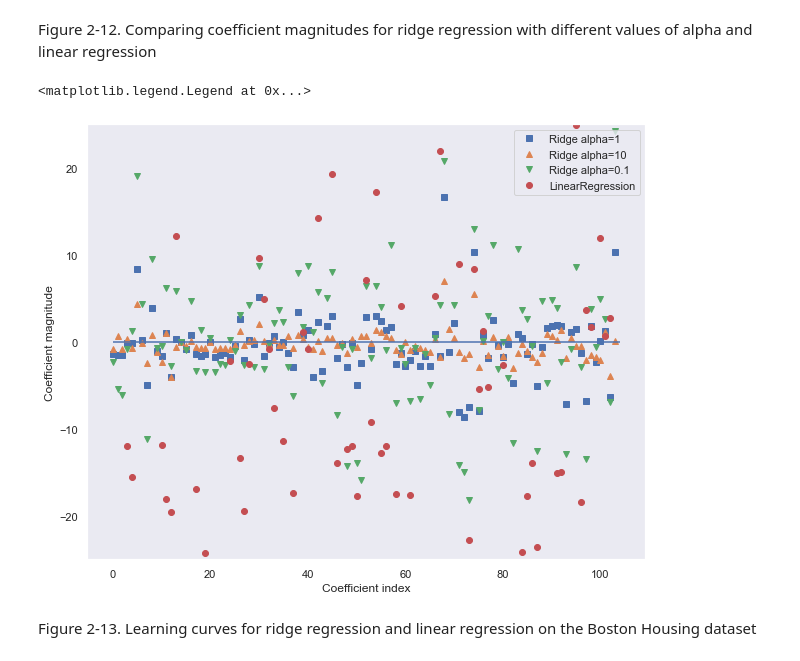
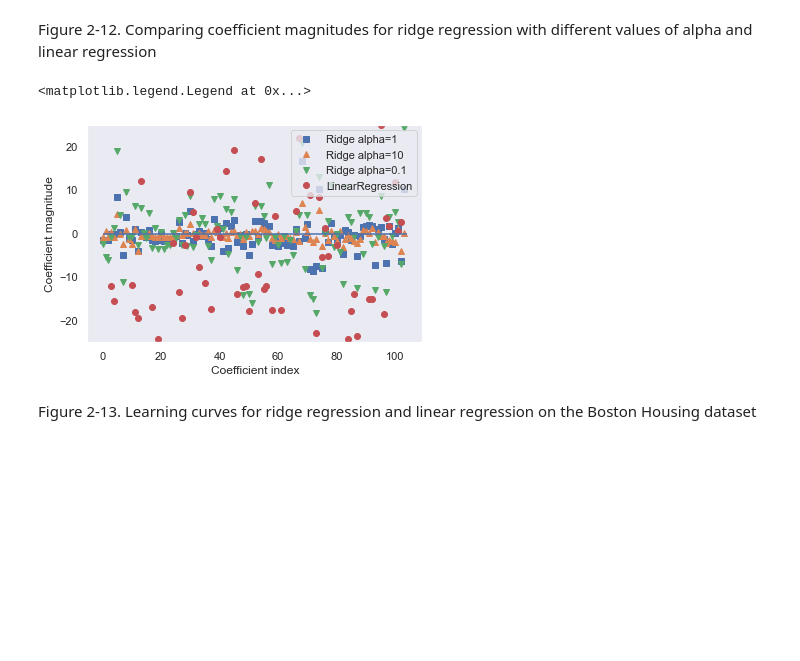
Before and after one commit to Rasel-25/Book-s-Code, a Jupyter notebook: Introduction to Machine Learning with Python/CHAPTER 2 ( Supervised Learning ).ipynb, the cells around one changed output. Saved outputs shown, nothing was run; the diff lists cells and outputs as text; code cells hidden in the pictures; blank space fills up the shorter version.

```diff
--- a/Introduction to Machine Learning with Python/CHAPTER 2 ( Supervised Learning ).ipynb
+++ b/Introduction to Machine Learning with Python/CHAPTER 2 ( Supervised Learning ).ipynb
@@ -424,21 +424,21 @@ array([-4.12710947e+02, -5.22432068e+01, -1.31898815e+02, -1.20041365e+01,
 # %% [markdown]
 Figure 2-12. Comparing coefficient magnitudes for ridge regression with different values of alpha and linear regression
 # %%
-plt.figure(figsize=(10,8))
-sns.set(style='dark')
+#plt.figure(figsize=(10,8))
+#sns.set(style='dark')
 
 plt.plot(ridge.coef_, 's', label="Ridge alpha=1")
 plt.plot(ridge10.coef_, '^', label="Ridge alpha=10")
 plt.plot(ridge01.coef_, 'v', label="Ridge alpha=0.1")
 plt.plot(lr.coef_, 'o', label="LinearRegression")
 plt.xlabel("Coefficient index")
 plt.ylabel("Coefficient magnitude")
 plt.hlines(0, 0, len(lr.coef_))
 plt.ylim(-25, 25)
 plt.legend(loc=1)
 # %% [output]
 <matplotlib.legend.Legend at 0x...>
-[figure, old version]
+[figure, new version]
 # %% [markdown]
 Figure 2-13. Learning curves for ridge regression and linear regression on the Boston
 Housing dataset
```
